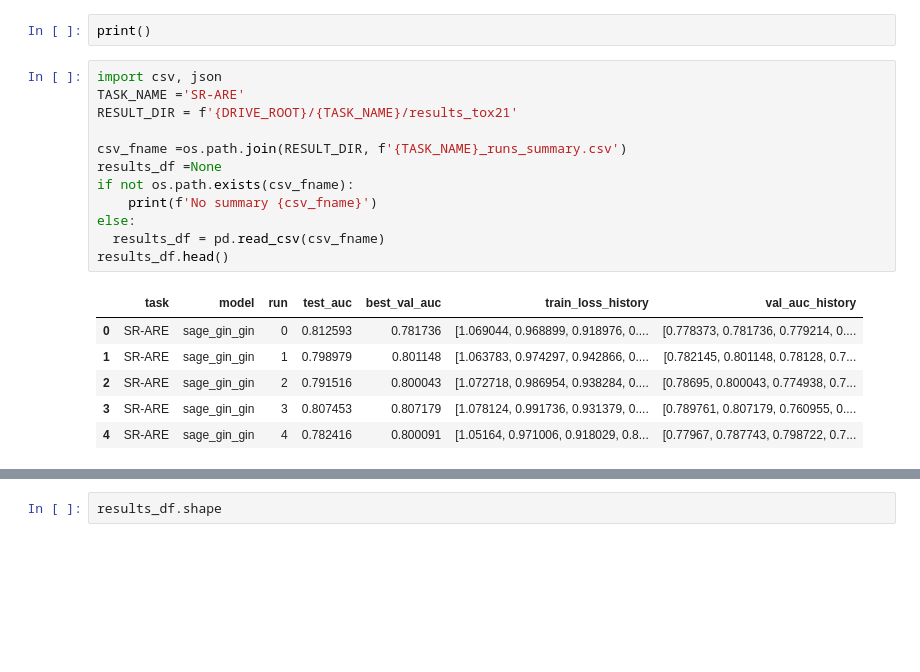
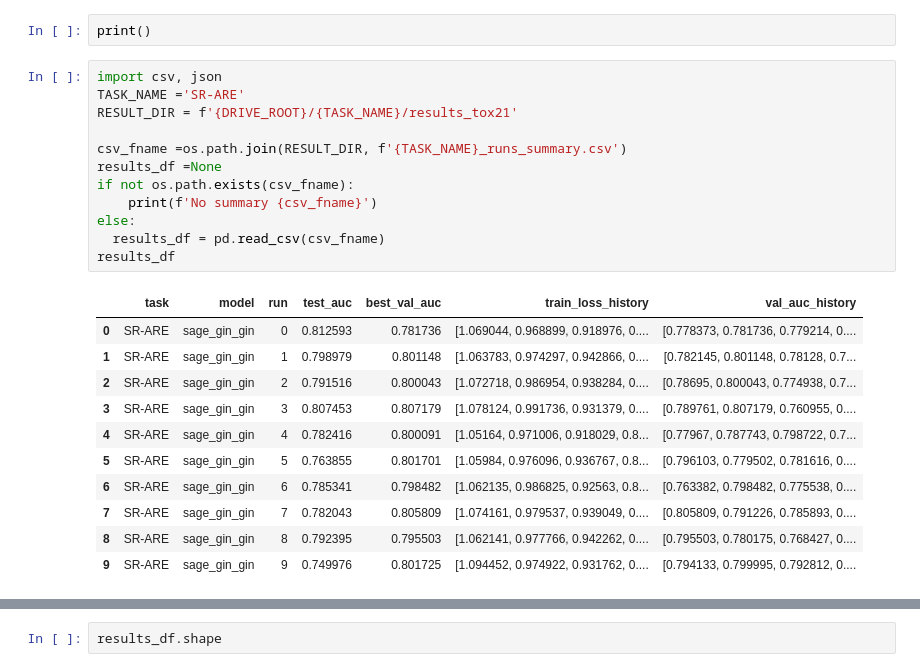
Before and after one commit to arinavanesian/Hybrid_GNN_Research, a Jupyter notebook: TOX/tox21_analysis.ipynb, the cells around one changed output, grey strips where cells are left out. Saved outputs shown, nothing was run; the diff lists cells and outputs as text; blank space fills up the shorter version.

```diff
--- a/TOX/tox21_analysis.ipynb
+++ b/TOX/tox21_analysis.ipynb
@@ -719,19 +879,24 @@ print()
 # %%
 import csv, json
 TASK_NAME ='SR-ARE'
 RESULT_DIR = f'{DRIVE_ROOT}/{TASK_NAME}/results_tox21'
 
 csv_fname =os.path.join(RESULT_DIR, f'{TASK_NAME}_runs_summary.csv')
 results_df =None
 if not os.path.exists(csv_fname):
     print(f'No summary {csv_fname}')
 else:
   results_df = pd.read_csv(csv_fname)
-results_df.head()
+results_df
 # %% [output]
 |  | task | model | run | test_auc | best_val_auc | train_loss_history | val_auc_history |
 | 0 | SR-ARE | sage_gin_gin | 0 | 0.812593 | 0.781736 | [1.069044, 0.968899, 0.918976, 0.... | [0.778373, 0.781736, 0.779214, 0.... |
 | 1 | SR-ARE | sage_gin_gin | 1 | 0.798979 | 0.801148 | [1.063783, 0.974297, 0.942866, 0.... | [0.782145, 0.801148, 0.78128, 0.7... |
 | 2 | SR-ARE | sage_gin_gin | 2 | 0.791516 | 0.800043 | [1.072718, 0.986954, 0.938284, 0.... | [0.78695, 0.800043, 0.774938, 0.7... |
 | 3 | SR-ARE | sage_gin_gin | 3 | 0.807453 | 0.807179 | [1.078124, 0.991736, 0.931379, 0.... | [0.789761, 0.807179, 0.760955, 0.... |
 | 4 | SR-ARE | sage_gin_gin | 4 | 0.782416 | 0.800091 | [1.05164, 0.971006, 0.918029, 0.8... | [0.77967, 0.787743, 0.798722, 0.7... |
+| 5 | SR-ARE | sage_gin_gin | 5 | 0.763855 | 0.801701 | [1.05984, 0.976096, 0.936767, 0.8... | [0.796103, 0.779502, 0.781616, 0.... |
+| 6 | SR-ARE | sage_gin_gin | 6 | 0.785341 | 0.798482 | [1.062135, 0.986825, 0.92563, 0.8... | [0.763382, 0.798482, 0.775538, 0.... |
+| 7 | SR-ARE | sage_gin_gin | 7 | 0.782043 | 0.805809 | [1.074161, 0.979537, 0.939049, 0.... | [0.805809, 0.791226, 0.785893, 0.... |
+| 8 | SR-ARE | sage_gin_gin | 8 | 0.792395 | 0.795503 | [1.062141, 0.977766, 0.942262, 0.... | [0.795503, 0.780175, 0.768427, 0.... |
+| 9 | SR-ARE | sage_gin_gin | 9 | 0.749976 | 0.801725 | [1.094452, 0.974922, 0.931762, 0.... | [0.794133, 0.799995, 0.792812, 0.... |
```
Also changed, not shown: parts of 20 cells of this notebook, 13 other files.
